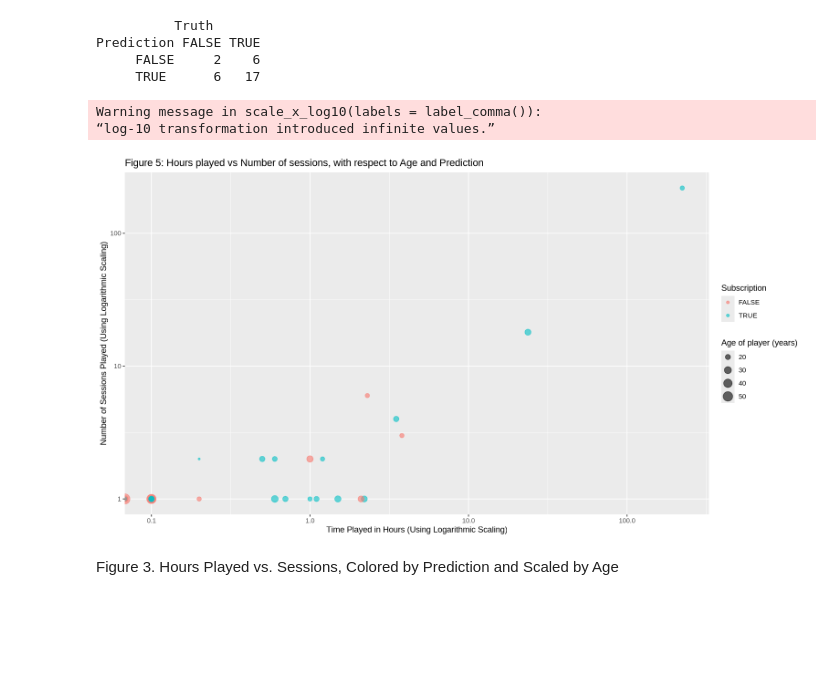
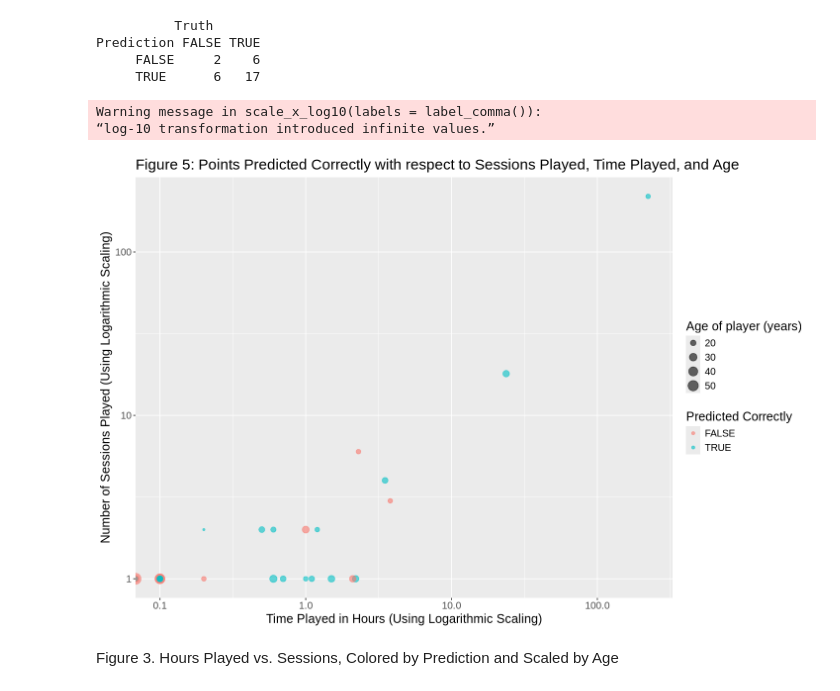
Before and after one commit to kendra2070/group_project, a Jupyter notebook: project_16.ipynb, the cells around one changed output. Drawn from its saved outputs; the diff is of its cells as text; code cells hidden in the pictures; blank space fills up the shorter version.

```diff
--- a/project_16.ipynb
+++ b/project_16.ipynb
@@ -264,21 +262,23 @@ Prediction FALSE TRUE
      FALSE     2    6
      TRUE      6   17
 # %%
-preforming_plot <- data_for_plot|>
-    ggplot(aes(x = played_hours, y = sessions_played, size = age, colour = predicted_correct)) +
+options(repr.plot.width = 12, repr.plot.height = 8)
+preforming_plot <- data_for_plot |>
+    ggplot(aes(x = played_hours, y = sessions_played, colour = predicted_correct, size = age)) +
     geom_point(alpha = 0.6) +
     labs(x = "Time Played in Hours (Using Logarithmic Scaling)",
          y = "Number of Sessions Played (Using Logarithmic Scaling)",
          size = "Age of player (years)",
-         colour = "Subscription") +
-    ggtitle("Figure 5: Hours played vs Number of sessions, with respect to Age and Prediction") +
+         colour = "Predicted Correctly") +
+    ggtitle("Figure 5: Points Predicted Correctly with respect to Sessions Played, Time Played, and Age") +
     scale_x_log10(labels = label_comma()) +
-    scale_y_log10(labels = label_comma())
+    scale_y_log10(labels = label_comma()) +
+    theme(text = element_text(size = 15))
 preforming_plot
 # %% [output]
 Warning message in scale_x_log10(labels = label_comma()):
 “log-10 transformation introduced infinite values.”
-[figure, old version]
+[figure, new version]
 # %% [markdown]
 Figure 3. Hours Played vs. Sessions, Colored by Prediction and Scaled by Age
 # %%
```
Also changed, not shown: parts of 6 cells of this notebook.
